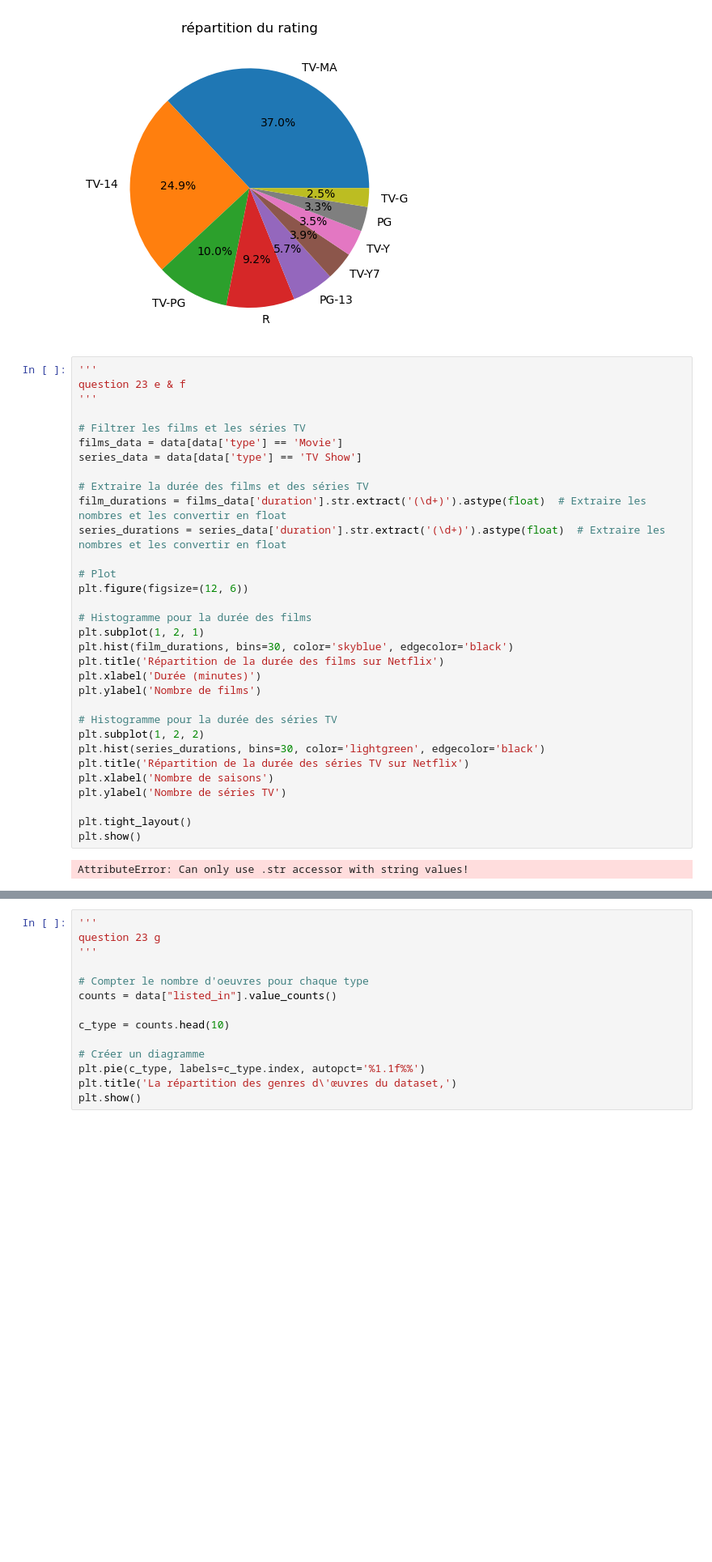
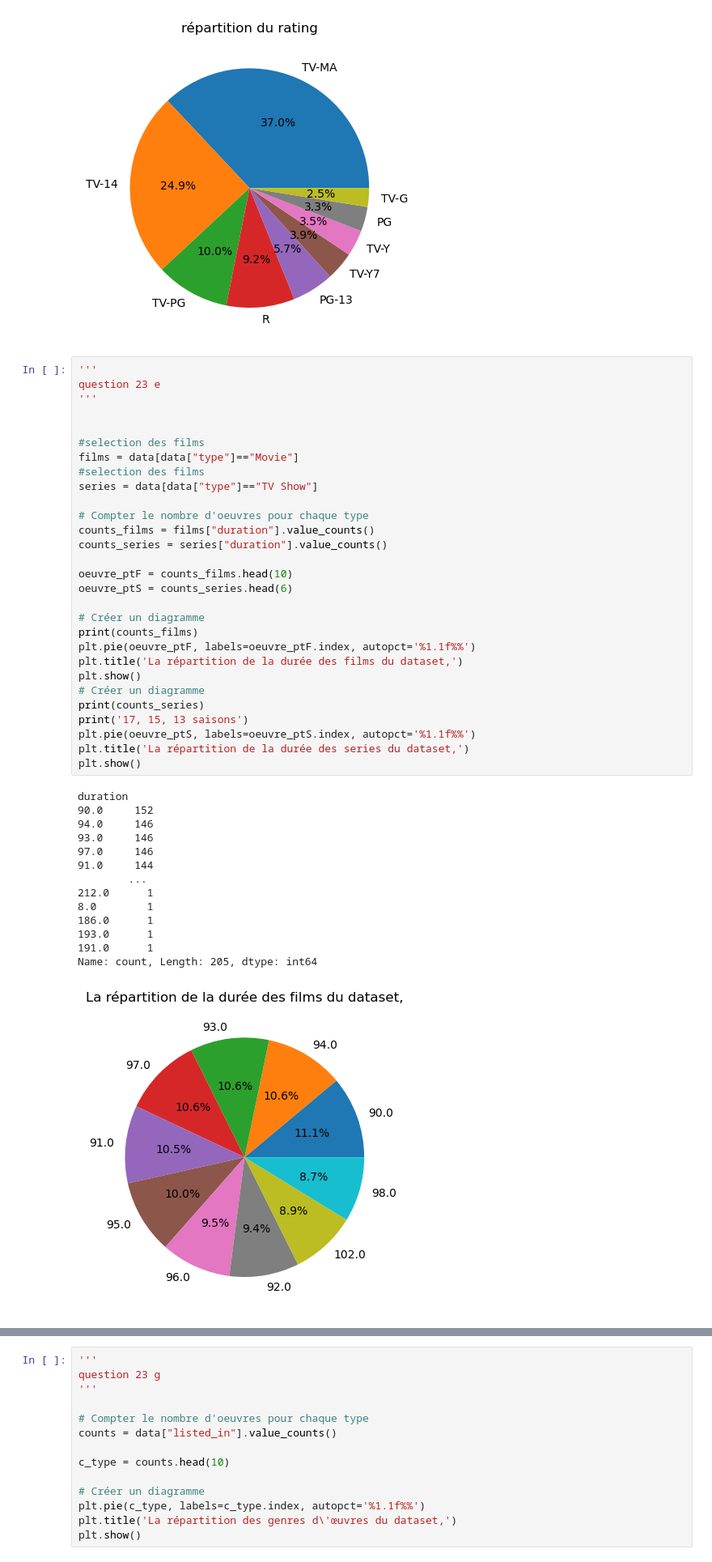
Before and after one commit to pierre-louis-rigaud/netflix-insights, a Jupyter notebook: Netflix Data Analysis.ipynb, the cells around one changed output, grey strips where cells are left out. Shown at 81% size. Saved outputs shown, nothing was run; the diff lists cells and outputs as text; blank space fills up the shorter version.

Commit message:
question fini

```diff
--- a/Netflix Data Analysis.ipynb
+++ b/Netflix Data Analysis.ipynb
@@ -525,37 +522,47 @@ plt.title('répartition du rating')
 plt.show()
 # %% [output]
 [figure]
-# %%
-'''
-question 23 e & f
-'''
-
-# Filtrer les films et les séries TV
-films_data = data[data['type'] == 'Movie']
-series_data = data[data['type'] == 'TV Show']
-
-# Extraire la durée des films et des séries TV
-film_durations = films_data['duration'].str.extract('(\d+)').astype(float)  # Extraire les nombres et les convertir en float
-series_durations = series_data['duration'].str.extract('(\d+)').astype(float)  # Extraire les nombres et les convertir en float
-
-# Plot
-plt.figure(figsize=(12, 6))
-
-# Histogramme pour la durée des films
-plt.subplot(1, 2, 1)
-plt.hist(film_durations, bins=30, color='skyblue', edgecolor='black')
-plt.title('Répartition de la durée des films sur Netflix')
-plt.xlabel('Durée (minutes)')
-plt.ylabel('Nombre de films')
-
-# Histogramme pour la durée des séries TV
-plt.subplot(1, 2, 2)
-plt.hist(series_durations, bins=30, color='lightgreen', edgecolor='black')
-plt.title('Répartition de la durée des séries TV sur Netflix')
-plt.xlabel('Nombre de saisons')
-plt.ylabel('Nombre de séries TV')
-
-plt.tight_layout()
-plt.show()
-# %% [output]
-AttributeError: Can only use .str accessor with string values!
+# %%
+'''
+question 23 e
+'''
+
+
+#selection des films
+films = data[data["type"]=="Movie"]
+#selection des films
+series = data[data["type"]=="TV Show"]
+
+# Compter le nombre d'oeuvres pour chaque type
+counts_films = films["duration"].value_counts()
+counts_series = series["duration"].value_counts()
+
+oeuvre_ptF = counts_films.head(10)
+oeuvre_ptS = counts_series.head(6)
+
+# Créer un diagramme
+print(counts_films)
+plt.pie(oeuvre_ptF, labels=oeuvre_ptF.index, autopct='%1.1f%%')
+plt.title('La répartition de la durée des films du dataset,')
+plt.show()
+# Créer un diagramme
+print(counts_series)
+print('17, 15, 13 saisons')
+plt.pie(oeuvre_ptS, labels=oeuvre_ptS.index, autopct='%1.1f%%')
+plt.title('La répartition de la durée des series du dataset,')
+plt.show()
+# %% [output]
+duration
+90.0     152
+94.0     146
+93.0     146
+97.0     146
+91.0     144
+        ...
+212.0      1
+8.0        1
+186.0      1
+193.0      1
+191.0      1
+Name: count, Length: 205, dtype: int64
+[figure, added]
```
Also changed, not shown: parts of 11 cells of this notebook.
